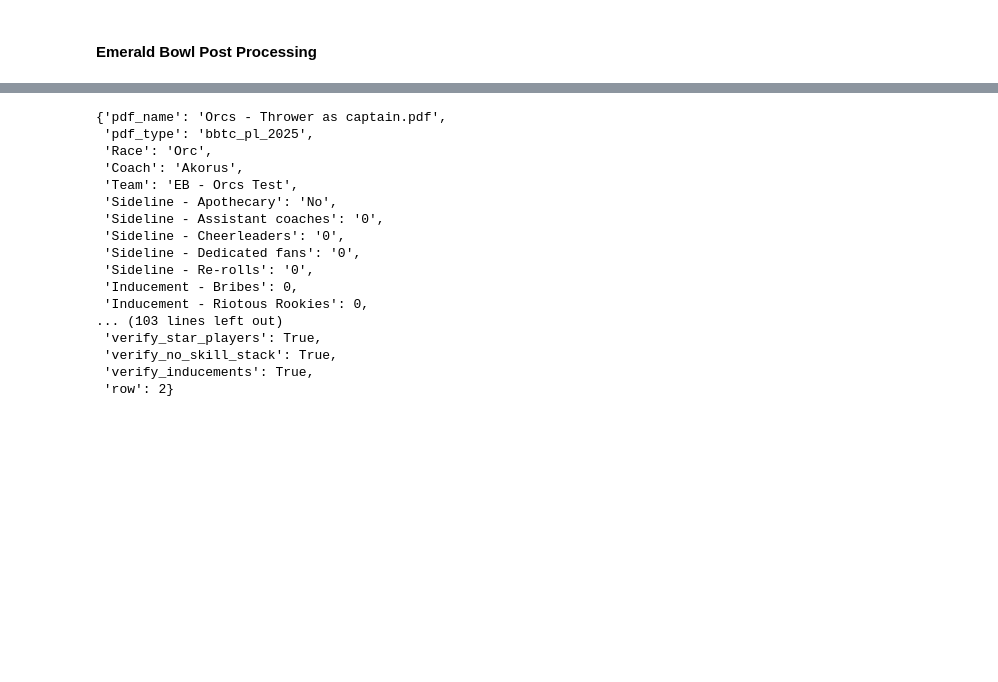
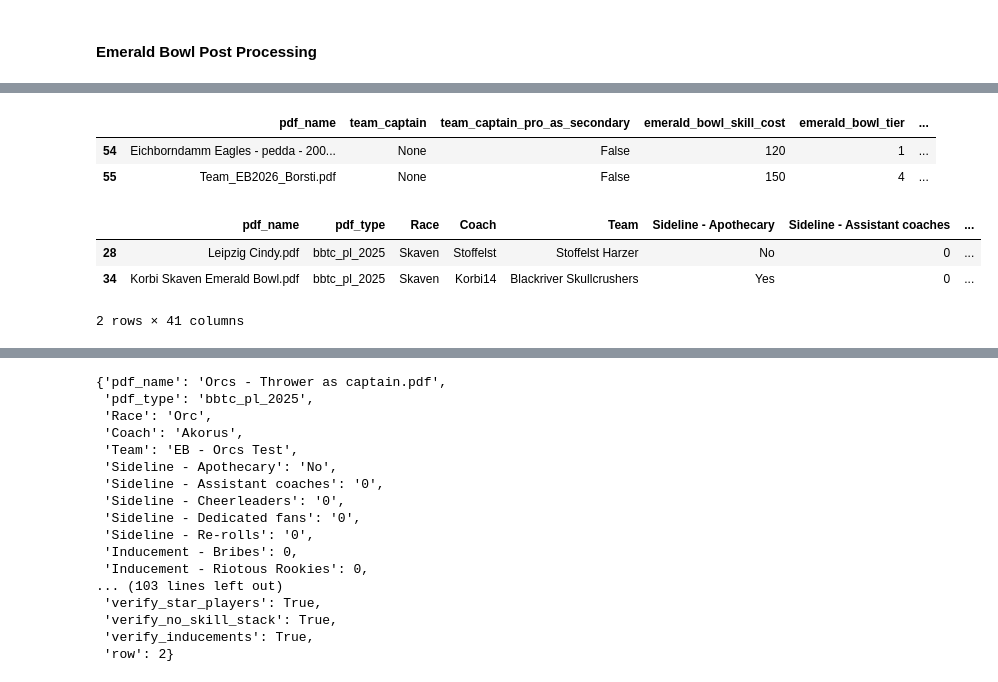
Before and after one commit to mpSchrader/BBRosterVisualizer, a Jupyter notebook: notebooks/Roster Processing Iteration - BB25.ipynb, the cells around one changed output, grey strips where cells are left out. Drawn from its saved outputs; the diff is of its cells as text; code cells hidden in the pictures; blank space fills up the shorter version.

```diff
--- a/notebooks/Roster Processing Iteration - BB25.ipynb
+++ b/notebooks/Roster Processing Iteration - BB25.ipynb
@@ -824,0 +902,19 @@ df_final
+# %%
+df_team_event[df_team_event["event_team"]=='Last Minute Dudes'][["pdf_name",
+       'team_captain', 'team_captain_pro_as_secondary',
+       'emerald_bowl_skill_cost', 'emerald_bowl_tier', 'total_team_cost',
+       'emerald_bowl_tier_extra_gold', 'base_total_cost',
+       'required_extra_gold', 'verify_skill_cost', 'verify_seconday_skills',
+       'star_players', 'count_star_players', 'verify_star_players',
+       'verify_no_skill_stack', 'verify_inducements']]
+# %% [output]
+|  | pdf_name | team_captain | team_captain_pro_as_secondary | emerald_bowl_skill_cost | emerald_bowl_tier | ... |
+| 54 | Eichborndamm Eagles - pedda - 200... | None | False | 120 | 1 | ... |
+| 55 | Team_EB2026_Borsti.pdf | None | False | 150 | 4 | ... |
+# %%
+df_team_event[df_team_event["Inducement - Part-time Assistant Coaches 1"].notna()]
+# %% [output]
+|  | pdf_name | pdf_type | Race | Coach | Team | Sideline - Apothecary | Sideline - Assistant coaches | ... |
+| 28 | Leipzig Cindy.pdf | bbtc_pl_2025 | Skaven | Stoffelst | Stoffelst Harzer | No | 0 | ... |
+| 34 | Korbi Skaven Emerald Bowl.pdf | bbtc_pl_2025 | Skaven | Korbi14 | Blackriver Skullcrushers | Yes | 0 | ... |
+2 rows × 41 columns
```
Also changed, not shown: parts of 25 cells of this notebook.
